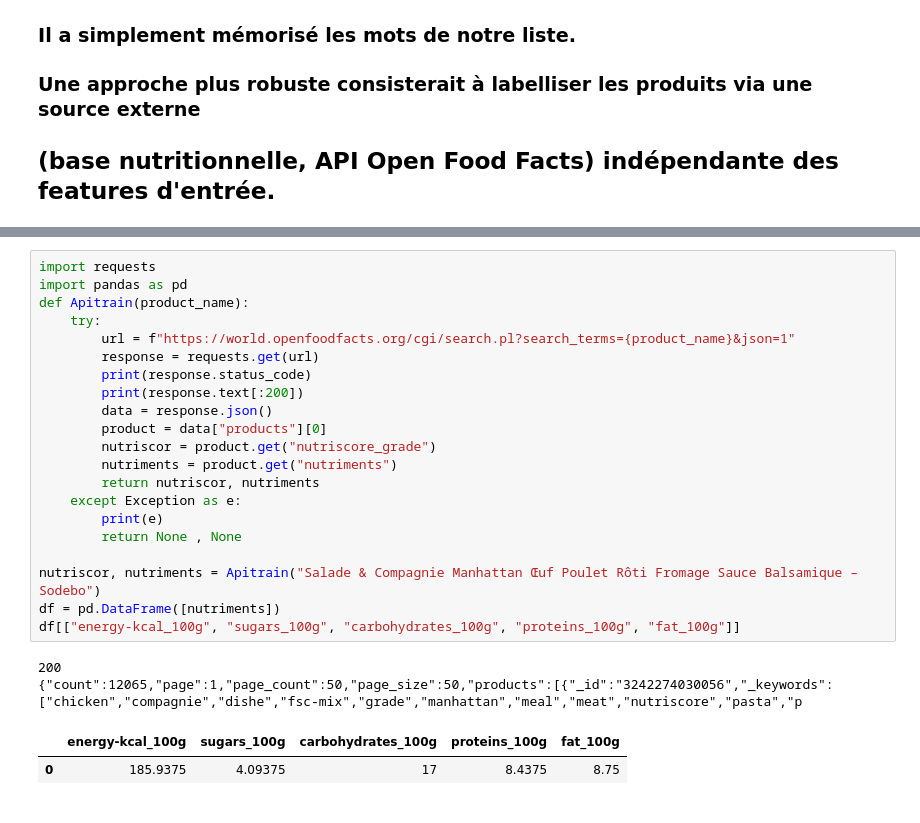
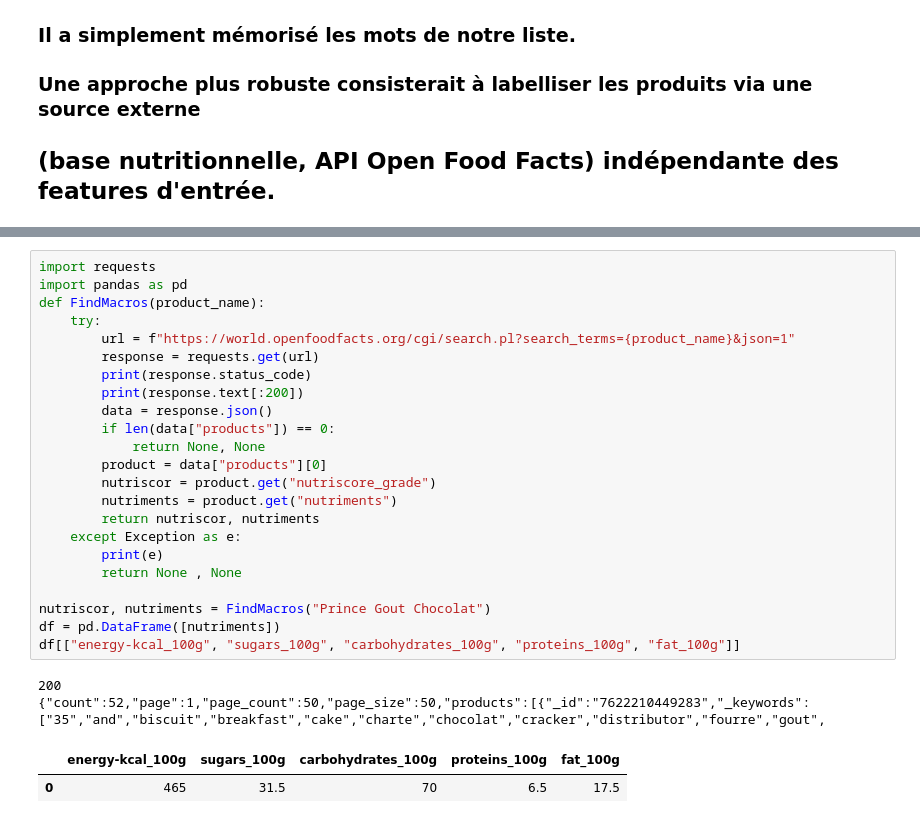
Before and after one commit to Slacknsss/NextBuy-Machine-Learning, a Jupyter notebook: notebookSLACK.ipynb, the cells around one changed output, grey strips where cells are left out. Saved outputs shown, nothing was run; the diff lists cells and outputs as text.

Commit message:
modif call api et display du tableau des meilleurs produit vendu avec leurs macros

```diff
--- a/notebookSLACK.ipynb
+++ b/notebookSLACK.ipynb
@@ -529,26 +514,28 @@ c
 # %%
 import requests
 import pandas as pd
-def Apitrain(product_name):
+def FindMacros(product_name):
     try:
         url = f"https://world.openfoodfacts.org/cgi/search.pl?search_terms={product_name}&json=1"
         response = requests.get(url)
         print(response.status_code)
         print(response.text[:200])
         data = response.json()
+        if len(data["products"]) == 0:
+            return None, None
         product = data["products"][0]
         nutriscor = product.get("nutriscore_grade")
         nutriments = product.get("nutriments")
         return nutriscor, nutriments
     except Exception as e:
         print(e)
         return None , None
 
-nutriscor, nutriments = Apitrain("Salade & Compagnie Manhattan Œuf Poulet Rôti Fromage Sauce Balsamique – Sodebo")
+nutriscor, nutriments = FindMacros("Prince Gout Chocolat")
 df = pd.DataFrame([nutriments])
 df[["energy-kcal_100g", "sugars_100g", "carbohydrates_100g", "proteins_100g", "fat_100g"]]
 # %% [output]
 200
-{"count":12065,"page":1,"page_count":50,"page_size":50,"products":[{"_id":"3242274030056","_keywords":["chicken","compagnie","dishe","fsc-mix","grade","manhattan","meal","meat","nutriscore","pasta","p
+{"count":52,"page":1,"page_count":50,"page_size":50,"products":[{"_id":"7622210449283","_keywords":["35","and","biscuit","breakfast","cake","charte","chocolat","cracker","distributor","fourre","gout",
 |  | energy-kcal_100g | sugars_100g | carbohydrates_100g | proteins_100g | fat_100g |
-| 0 | 185.9375 | 4.09375 | 17 | 8.4375 | 8.75 |
+| 0 | 465 | 31.5 | 70 | 6.5 | 17.5 |
```
Also changed, not shown: parts of 5 cells of this notebook.
